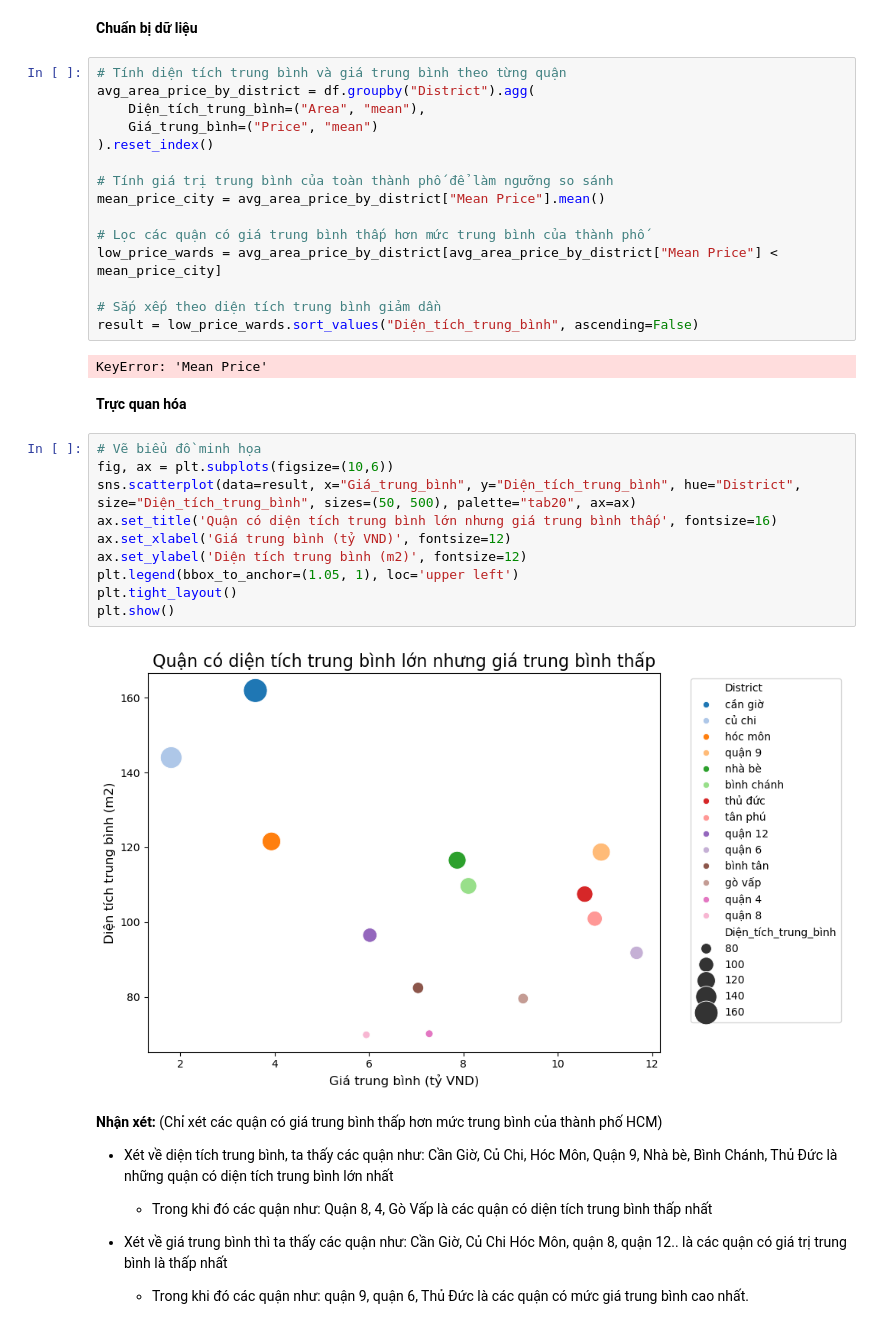
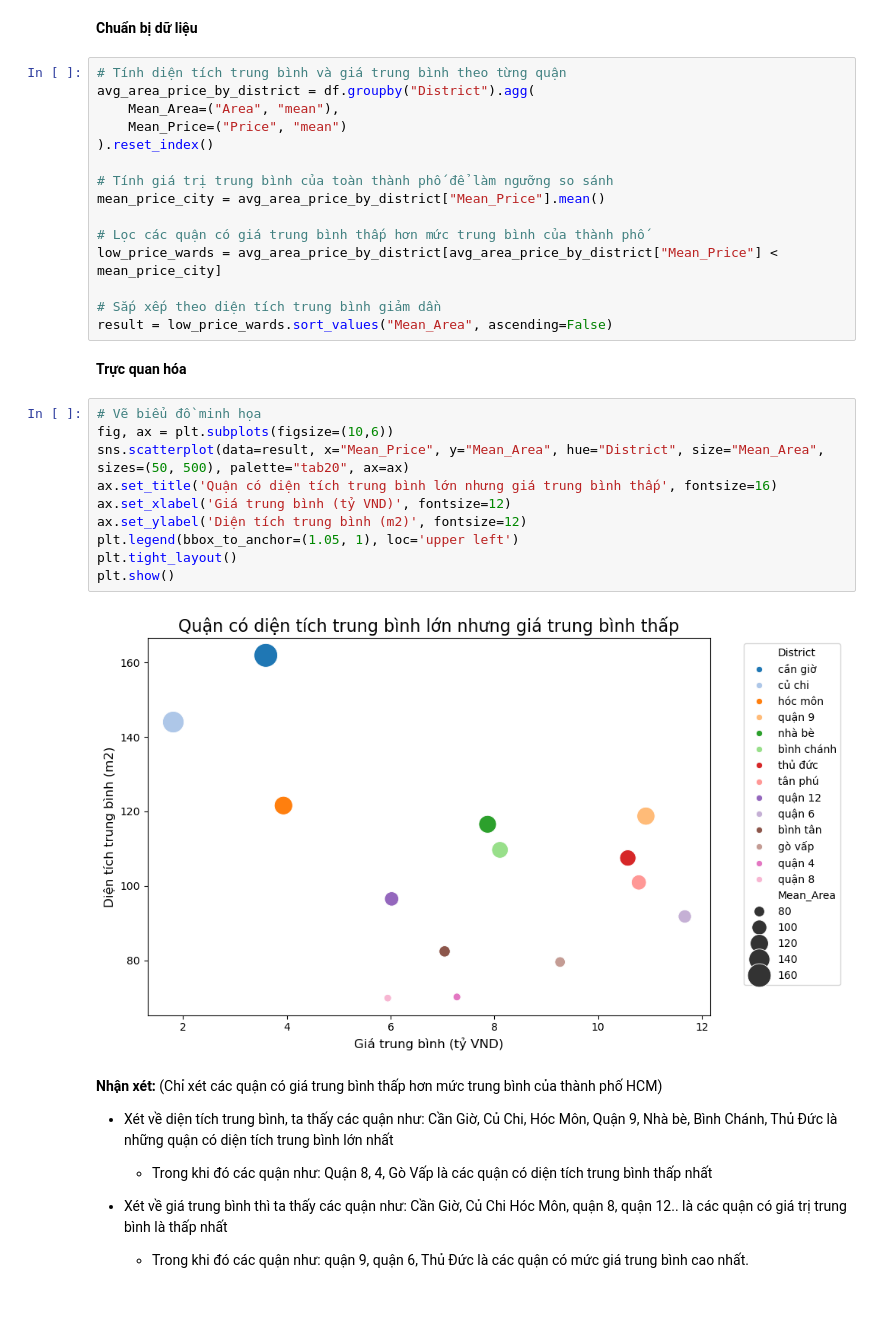
Before and after one commit to KhoaUs/Intro_DS, a Jupyter notebook: data_exploration.ipynb, the cells around one changed output. Cells and saved outputs as stored; diff of their text form.

```diff
--- a/data_exploration.ipynb
+++ b/data_exploration.ipynb
@@ -420,34 +420,32 @@ Số lượng các công ty/tập đoàn BDS: 199
 # %%
 # Tính diện tích trung bình và giá trung bình theo từng quận
 avg_area_price_by_district = df.groupby("District").agg(
-    Diện_tích_trung_bình=("Area", "mean"),
-    Giá_trung_bình=("Price", "mean")
+    Mean_Area=("Area", "mean"),
+    Mean_Price=("Price", "mean")
 ).reset_index()
 
 # Tính giá trị trung bình của toàn thành phố để làm ngưỡng so sánh
-mean_price_city = avg_area_price_by_district["Mean Price"].mean()
+mean_price_city = avg_area_price_by_district["Mean_Price"].mean()
 
 # Lọc các quận có giá trung bình thấp hơn mức trung bình của thành phố
-low_price_wards = avg_area_price_by_district[avg_area_price_by_district["Mean Price"] < mean_price_city]
+low_price_wards = avg_area_price_by_district[avg_area_price_by_district["Mean_Price"] < mean_price_city]
 
 # Sắp xếp theo diện tích trung bình giảm dần
-result = low_price_wards.sort_values("Diện_tích_trung_bình", ascending=False)
+result = low_price_wards.sort_values("Mean_Area", ascending=False)
-# %% [output]
-KeyError: 'Mean Price'
 # %% [markdown]
 **Trực quan hóa**
 # %%
 # Vẽ biểu đồ minh họa
 fig, ax = plt.subplots(figsize=(10,6))
-sns.scatterplot(data=result, x="Giá_trung_bình", y="Diện_tích_trung_bình", hue="District", size="Diện_tích_trung_bình", sizes=(50, 500), palette="tab20", ax=ax)
+sns.scatterplot(data=result, x="Mean_Price", y="Mean_Area", hue="District", size="Mean_Area", sizes=(50, 500), palette="tab20", ax=ax)
 ax.set_title('Quận có diện tích trung bình lớn nhưng giá trung bình thấp', fontsize=16)
 ax.set_xlabel('Giá trung bình (tỷ VND)', fontsize=12)
 ax.set_ylabel('Diện tích trung bình (m2)', fontsize=12)
 plt.legend(bbox_to_anchor=(1.05, 1), loc='upper left')
 plt.tight_layout()
 plt.show()
 # %% [output]
-[figure, old version]
+[figure, new version]
 # %% [markdown]
 **Nhận xét:** (Chỉ xét các quận có giá trung bình thấp hơn mức trung bình của thành phố HCM)
 - Xét về diện tích trung bình, ta thấy các quận như: Cần Giờ, Củ Chi, Hóc Môn, Quận 9, Nhà bè, Bình Chánh, Thủ Đức là những quận có diện tích trung bình lớn nhất
```
Also changed, not shown: parts of 3 cells of this notebook, 1 other file.
